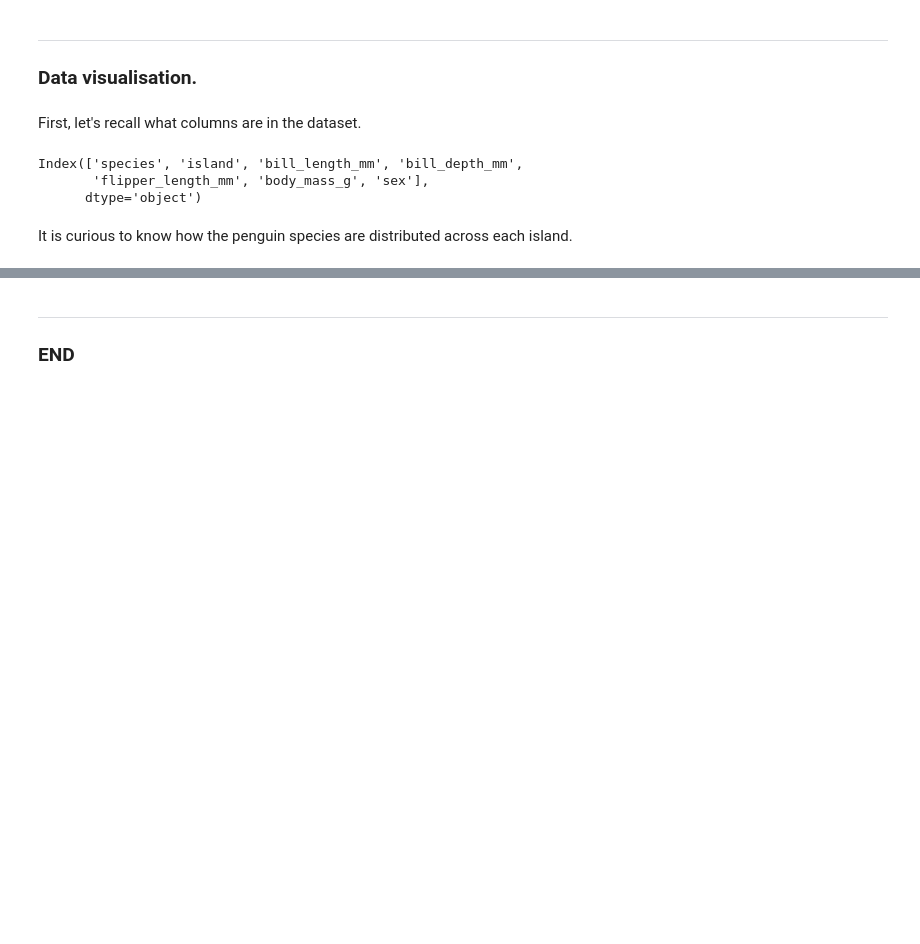
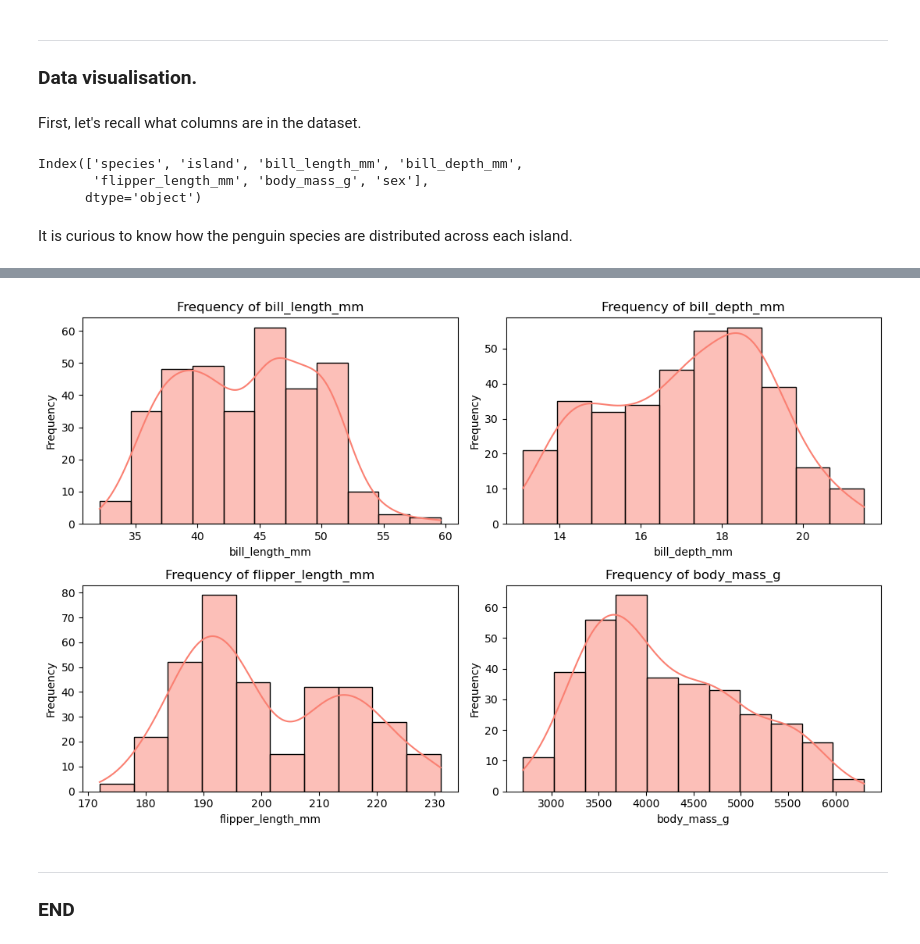
Before and after one commit to YuliiaKharchenko/PofDA-my-work, a Jupyter notebook: penguins.ipynb, the cells around one changed output, grey strips where cells are left out. Drawn from its saved outputs; the diff is of its cells as text; code cells hidden in the pictures; blank space fills up the shorter version.

```diff
--- a/penguins.ipynb
+++ b/penguins.ipynb
@@ -267,3 +283,21 @@ plt.show()
+# %%
+# Select four variables
+variables = ['bill_length_mm', 'bill_depth_mm', 'flipper_length_mm', 'body_mass_g']
+
+# Create a grid of histograms
+fig, axes = plt.subplots(2, 2, figsize=(11, 7))
+axes = axes.flatten()
+
+for i, var in enumerate(variables):
+    sns.histplot(data=df, x=var, kde=True, ax=axes[i], color='salmon')
+    axes[i].set_title(f'Frequency of {var}')
+    axes[i].set_xlabel(var)
+    axes[i].set_ylabel('Frequency')
+
+plt.tight_layout()
+plt.show()
+# %% [output]
+[figure, added]
 # %% [markdown]
 ***
 
```
Also changed, not shown: parts of 3 cells of this notebook.
